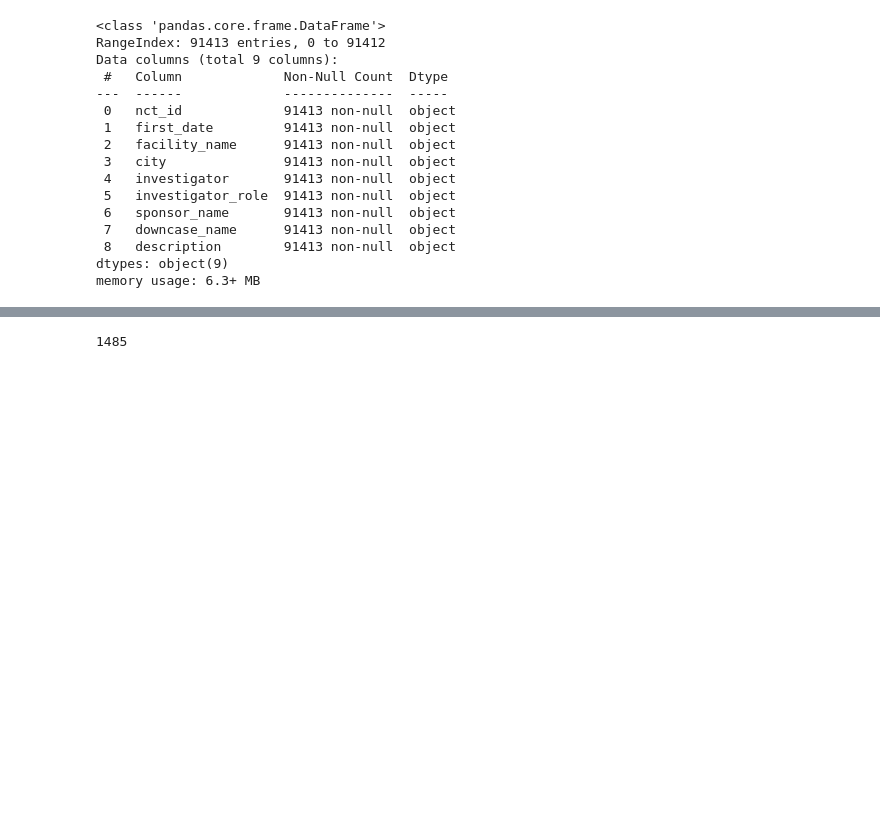
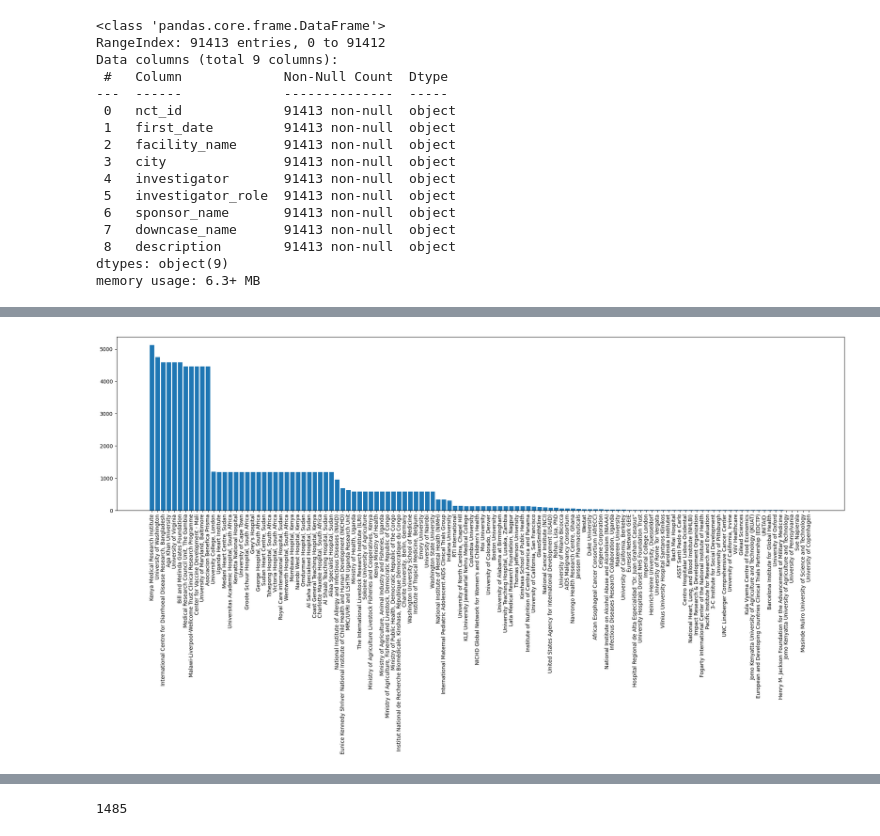
Before and after one commit to Dr-andai/sites-and-cities, a Jupyter notebook: naive.ipynb, the cells around one changed output, grey strips where cells are left out. Saved outputs shown, nothing was run; the diff lists cells and outputs as text; code cells hidden in the pictures; blank space fills up the shorter version.

```diff
--- a/naive.ipynb
+++ b/naive.ipynb
@@ -53,0 +86,10 @@ memory usage: 6.3+ MB
+# %%
+# sponsors analysis
+# Group by sponsors from the sponsors_name column
+grouped_sponsor = data.groupby('sponsor_name').size().reset_index(name='Count')
+
+# sort data
+grouped_sponsor = grouped_sponsor.sort_values(by='Count',ascending=False)
+
+
+print(grouped_sponsor)
@@ -53,0 +111,8 @@ memory usage: 6.3+ MB
+# %%
+# Visualize sponsor distribtuions
+plt.figure(figsize=(25,6))
+plt.bar(grouped_sponsor['sponsor_name'],grouped_sponsor['Count'])
+plt.xticks(rotation=90)
+plt.show()
+# %% [output]
+[figure, added]
```
Also changed, not shown: parts of 36 cells of this notebook, 1 other file.
